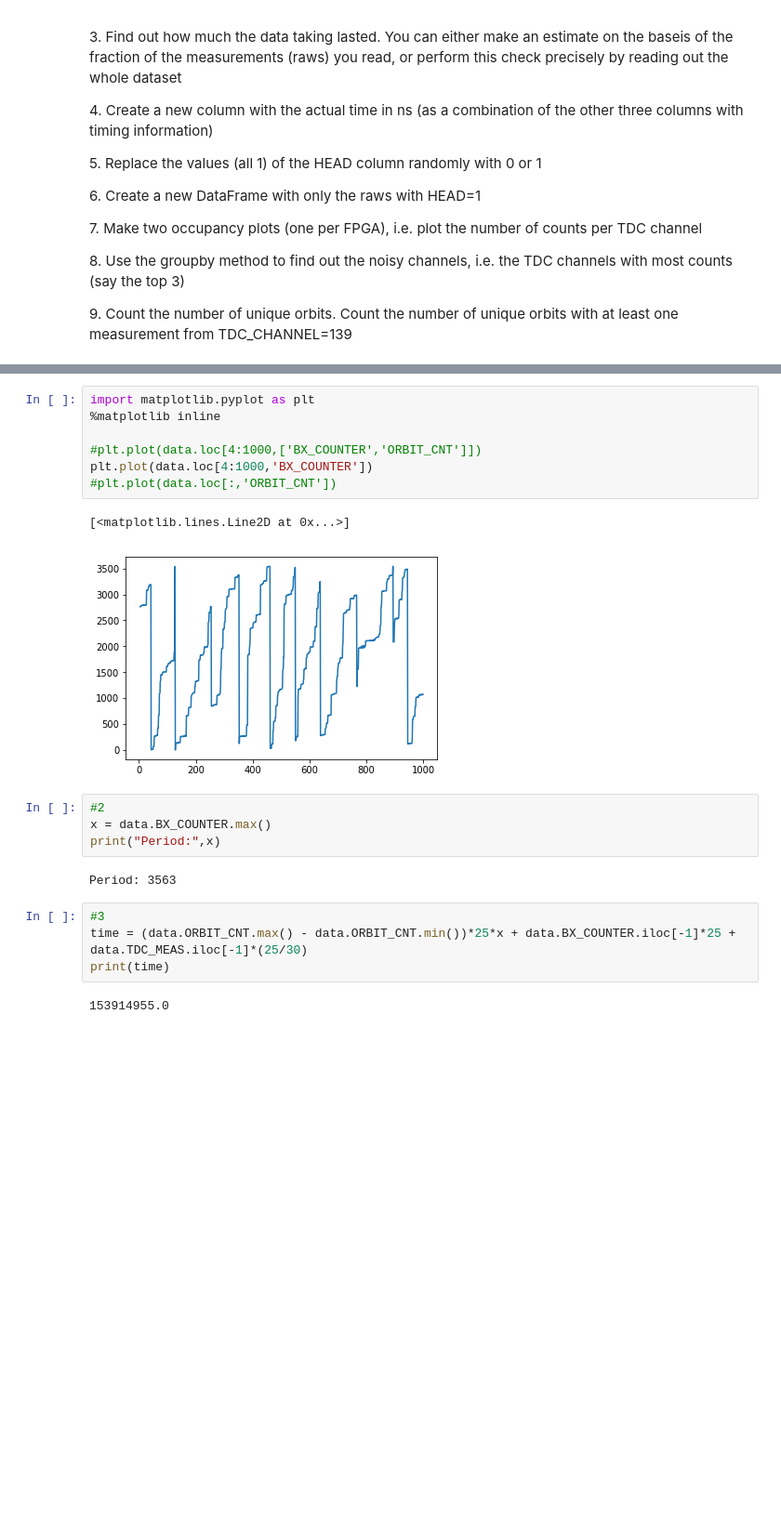
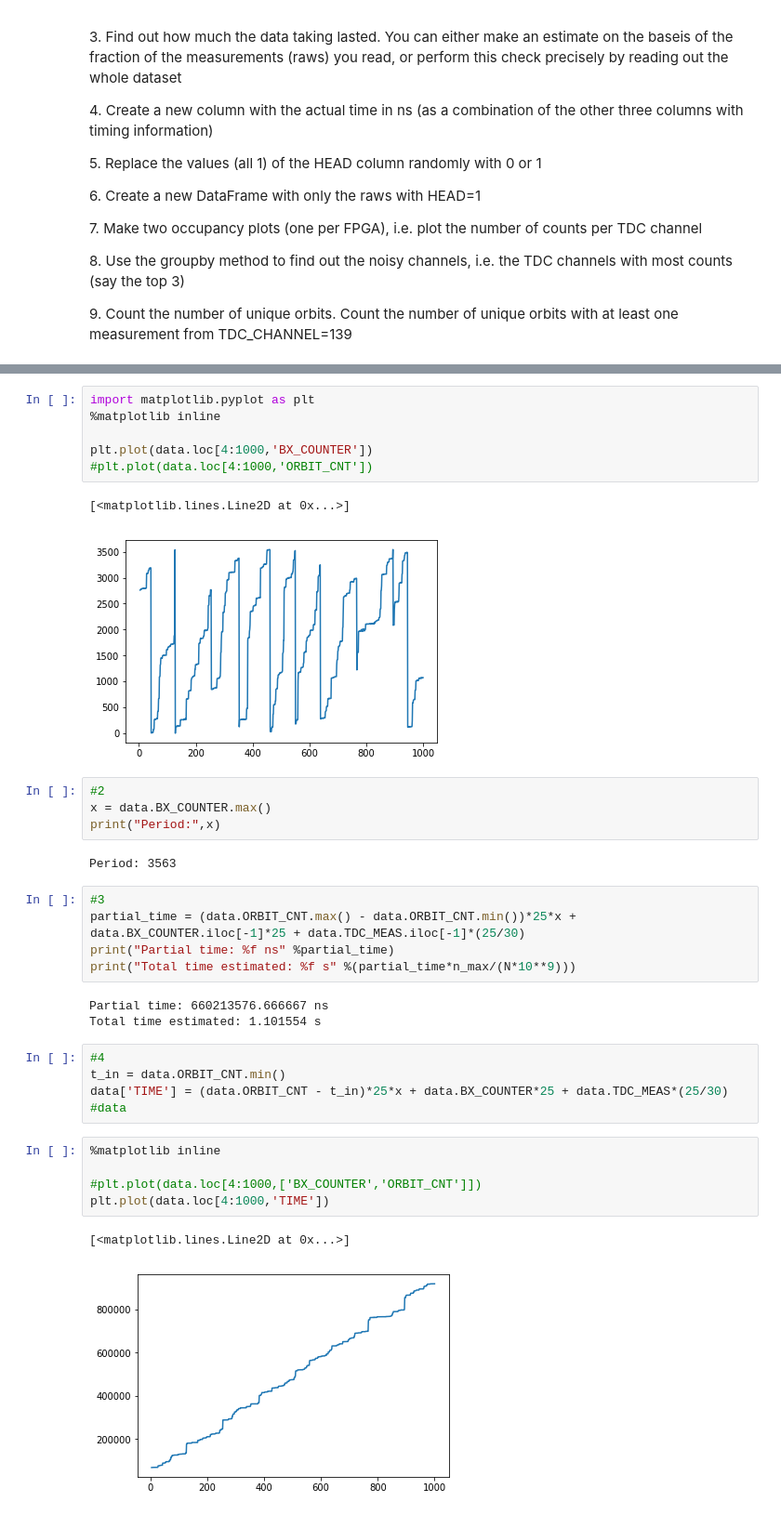
Before and after one commit to ceminente/LaboratoryOfComputationalPhysics, a Jupyter notebook: 05ex_Pandas.ipynb, the cells around one changed output, grey strips where cells are left out. Shown at 93% size. Drawn from its saved outputs; the diff is of its cells as text; blank space fills up the shorter version.

```diff
--- a/05ex_Pandas.ipynb
+++ b/05ex_Pandas.ipynb
@@ -55,9 +61,8 @@ data = data.iloc[:N,]
 import matplotlib.pyplot as plt
 %matplotlib inline
 
-#plt.plot(data.loc[4:1000,['BX_COUNTER','ORBIT_CNT']])
 plt.plot(data.loc[4:1000,'BX_COUNTER'])
-#plt.plot(data.loc[:,'ORBIT_CNT'])
+#plt.plot(data.loc[4:1000,'ORBIT_CNT'])
 # %% [output]
 [<matplotlib.lines.Line2D at 0x...>]
 [figure]
@@ -69,7 +74,22 @@ print("Period:",x)
 Period: 3563
 # %%
 #3
-time = (data.ORBIT_CNT.max() - data.ORBIT_CNT.min())*25*x + data.BX_COUNTER.iloc[-1]*25 + data.TDC_MEAS.iloc[-1]*(25/30)
-print(time)
+partial_time = (data.ORBIT_CNT.max() - data.ORBIT_CNT.min())*25*x + data.BX_COUNTER.iloc[-1]*25 + data.TDC_MEAS.iloc[-1]*(25/30)
+print("Partial time: %f ns" %partial_time)
+print("Total time estimated: %f s" %(partial_time*n_max/(N*10**9)))
 # %% [output]
-153914955.0
+Partial time: 660213576.666667 ns
+Total time estimated: 1.101554 s
+# %%
+#4
+t_in = data.ORBIT_CNT.min()
+data['TIME'] = (data.ORBIT_CNT - t_in)*25*x + data.BX_COUNTER*25 + data.TDC_MEAS*(25/30)
+#data
+# %%
+%matplotlib inline
+
+#plt.plot(data.loc[4:1000,['BX_COUNTER','ORBIT_CNT']])
+plt.plot(data.loc[4:1000,'TIME'])
+# %% [output]
+[<matplotlib.lines.Line2D at 0x...>]
+[figure, added]
```
Also changed, not shown: parts of 9 cells of this notebook, 3 other files.
